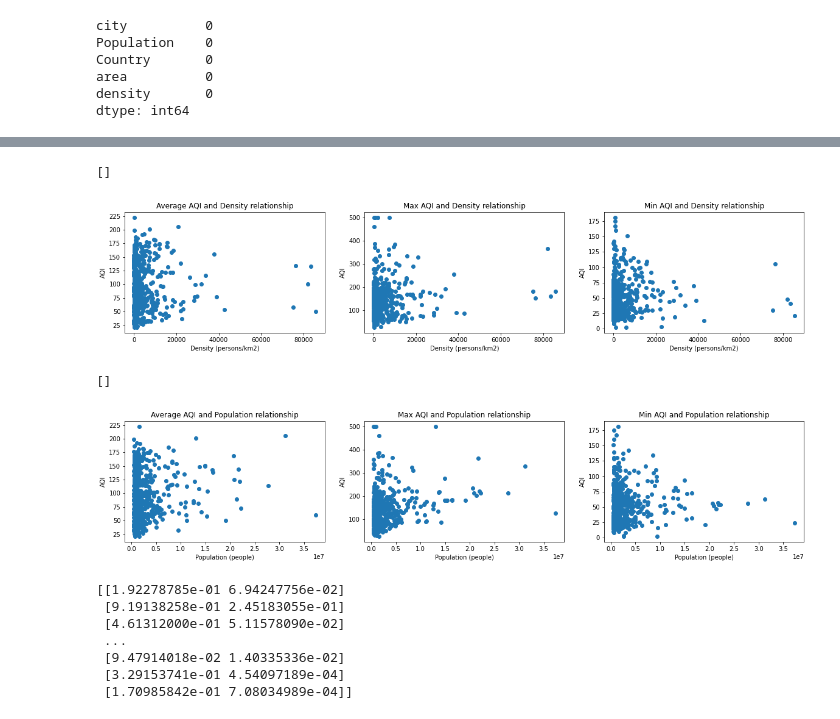
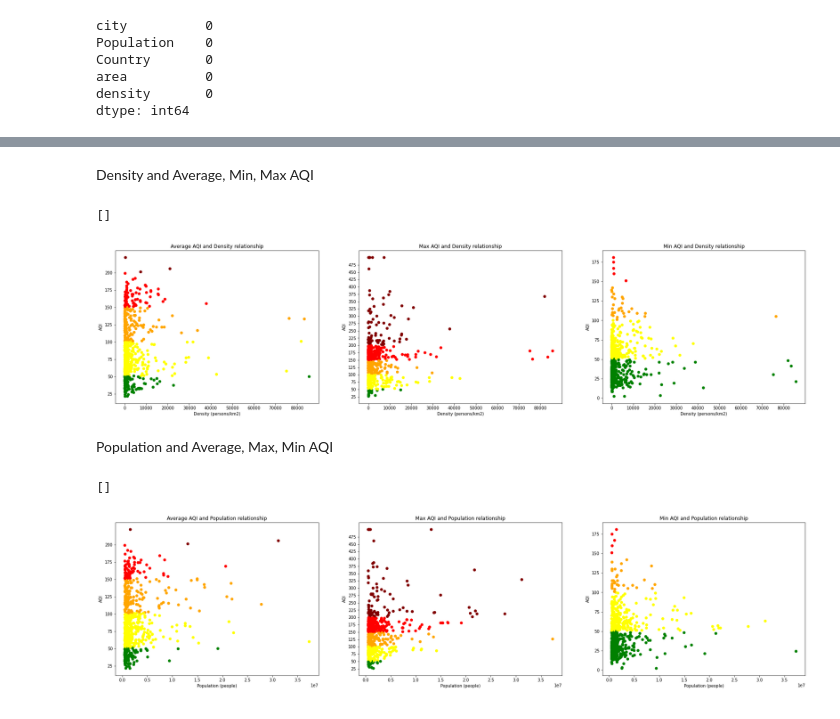
Before and after one commit to Quyenld9699/DataScience_AQI_explorer, a Jupyter notebook: analyze/avgAQI_population.ipynb, the cells around one changed output, grey strips where cells are left out. Cells and saved outputs as stored; diff of their text form; code cells hidden in the pictures.

Commit message:
Complete AQI and Population Analysis

```diff
--- a/analyze/avgAQI_population.ipynb
+++ b/analyze/avgAQI_population.ipynb
@@ -192,0 +211,19 @@ plt.show()
+# %%
+# Make the Colormap according to AQI value
+def cmap(list_value:list):
+    color_map=[None] * len(list_value)
+    i = 0
+    for i in range(0,len(list_value)):
+        if list_value[i]<51:
+            color_map[i]='green'
+        elif list_value[i] >= 51 and list_value[i]<101:
+            color_map[i]='yellow'
+        elif list_value[i] >= 101 and list_value[i]<151:
+            color_map[i]='orange'
+        elif list_value[i] >= 151 and list_value[i]<201:
+            color_map[i]='red'
+        elif list_value[i] >= 151 and list_value[i]<201:
+            color_map[i]='purple'
+        else:
+            color_map[i]='maroon'
+    return color_map
@@ -193,6 +282,8 @@ plt.show()
+# %% [markdown]
+<p>Density and Average, Min, Max AQI </p>
 # %%
 #Set the size of the matplotlib canvas
-fig = plt.figure(figsize = (20,8))
+fig = plt.figure(figsize = (30,15))
 
 #### Subplot 1###
 
@@ -201,40 +292,54 @@ plt.subplot(2,3,1)
 plt.title('Average AQI and Density relationship')
 plt.ylabel('AQI')
 plt.xlabel('Density (persons/km2)')
 x = df2['density'].tolist()
 y = df2['avg_AQI'].tolist()
-plt.scatter(x,y)
+c_map_avg =  cmap(y)
+# print(c_map_avg)
+plt.yticks(np.arange(0, max(y), 25))
+plt.xticks(np.arange(0, max(x), 10000))
+plt.scatter(x,y,c=c_map_avg)
 
 #### Subplot 2 ###
 
 plt.subplot(2,3,2)
 #Add titles to the chart and axes
 plt.title('Max AQI and Density relationship')
 plt.ylabel('AQI')
 plt.xlabel('Density (persons/km2)')
+
 x = df2['density'].tolist()
 y = df2['max_AQI'].tolist()
-plt.scatter(x,y)
+plt.yticks(np.arange(0, max(y), 25))
+plt.xticks(np.arange(0, max(x), 10000))
+c_map_max =  cmap(y)
+plt.scatter(x,y,c=c_map_max)
 
 #### Subplot 2 ###
 
 plt.subplot(2,3,3)
 #Add titles to the chart and axes
 plt.title('Min AQI and Density relationship')
 plt.ylabel('AQI')
 plt.xlabel('Density (persons/km2)')
+
 x = df2['density'].tolist()
 y = df2['min_AQI'].tolist()
-plt.scatter(x,y)
+plt.yticks(np.arange(0, max(y), 25))
+plt.xticks(np.arange(0, max(x), 10000))
+c_map_min =  cmap(y)
+plt.scatter(x,y,c=c_map_min)
 
 
 plt.plot()
 # %% [output]
 []
-[figure, old version]
+[figure, new version]
+# %% [markdown]
+<p>Population and Average, Max, Min AQI </p>
 # %%
 #Set the size of the matplotlib canvas
-fig = plt.figure(figsize = (20,8))
+fig = plt.figure(figsize = (30,15))
 
 #### Subplot 1###
 
@@ -245,7 +350,10 @@ plt.ylabel('AQI')
 plt.xlabel('Population (people)')
 x = df2['Population'].tolist()
 y = df2['avg_AQI'].tolist()
-plt.scatter(x,y)
+plt.yticks(np.arange(0, max(y), 25))
+c_map_avg =  cmap(y)
+plt.scatter(x,y,c=c_map_avg)
+
 
 #### Subplot 2 ###
 
@@ -256,7 +364,9 @@ plt.ylabel('AQI')
 plt.xlabel('Population (people)')
 x = df2['Population'].tolist()
 y = df2['max_AQI'].tolist()
-plt.scatter(x,y)
+plt.yticks(np.arange(0, max(y), 25))
+c_map_max =  cmap(y)
+plt.scatter(x,y,c=c_map_max)
 
 #### Subplot 2 ###
 
@@ -267,25 +377,11 @@ plt.ylabel('AQI')
 plt.xlabel('Population (people)')
 x = df2['Population'].tolist()
 y = df2['min_AQI'].tolist()
-plt.scatter(x,y)
-
+plt.yticks(np.arange(0, max(y), 25))
+c_map_min =  cmap(y)
+plt.scatter(x,y,c=c_map_min)
 
 plt.plot()
 # %% [output]
 []
-[figure, old version]
+[figure, new version]
-# %%
-from sklearn.cluster import KMeans
-
-X = df1[['avg_AQI','density']]
-X = X.to_numpy(dtype=float)
-print(X)
-kmean = KMeans(3,random_state=100).fit(X)
-# %% [output]
-[[1.92278785e-01 6.94247756e-02]
- [9.19138258e-01 2.45183055e-01]
- [4.61312000e-01 5.11578090e-02]
- ...
- [9.47914018e-02 1.40335336e-02]
- [3.29153741e-01 4.54097189e-04]
- [1.70985842e-01 7.08034989e-04]]
```
Also changed, not shown: parts of 25 cells of this notebook.
